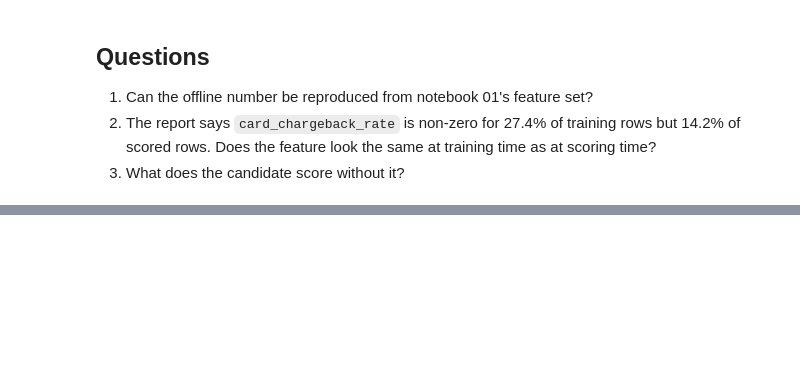
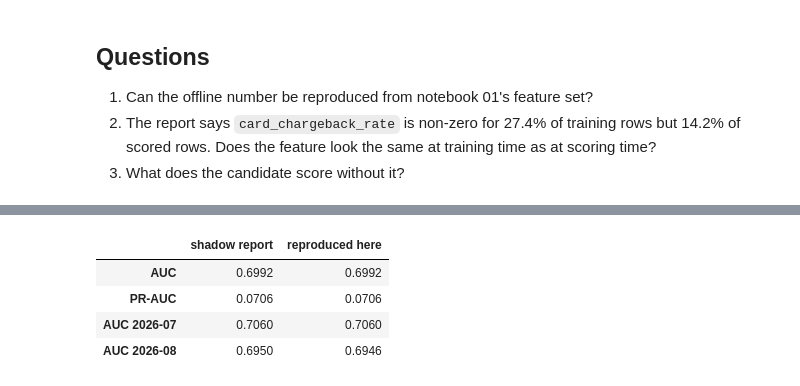
Before and after one commit to vishal84/tessera-platform-demo, a Jupyter notebook: ml/notebooks/03_v3_shadow_investigation.ipynb, the cells around one changed output, grey strips where cells are left out. Saved outputs shown, nothing was run; the diff lists cells and outputs as text; code cells hidden in the pictures; blank space fills up the shorter version.

```diff
--- a/ml/notebooks/03_v3_shadow_investigation.ipynb
+++ b/ml/notebooks/03_v3_shadow_investigation.ipynb
@@ -44,0 +185,23 @@ print("the shadow window is the test window")
+# %%
+def with_feature(d, feature):
+    X = base_features(d)
+    X["card_chargeback_rate"] = feature.loc[d.index].to_numpy()
+    return X
+
+p_shadow = nb01_model.predict_proba(with_feature(test, cb_pit))[:, 1]
+month = test.timestamp.dt.strftime("%Y-%m")
+
+reproduced = {
+    "AUC": roc_auc_score(test.is_fraud, p_shadow),
+    "PR-AUC": average_precision_score(test.is_fraud, p_shadow),
+    **{f"AUC {m}": roc_auc_score(test.is_fraud[month == m], p_shadow[(month == m).to_numpy()]) for m in sorted(month.unique())},
+}
+shadow = {"AUC": report["shadow"]["auc"], "PR-AUC": report["shadow"]["pr_auc"],
+          **{f"AUC {m['month']}": m["auc"] for m in report["shadow"]["by_month"]}}
+pd.DataFrame({"shadow report": shadow, "reproduced here": reproduced}).round(4)
+# %% [output]
+|  | shadow report | reproduced here |
+| AUC | 0.6992 | 0.6992 |
+| PR-AUC | 0.0706 | 0.0706 |
+| AUC 2026-07 | 0.7060 | 0.7060 |
+| AUC 2026-08 | 0.6950 | 0.6946 |
```
Also changed, not shown: parts of 32 cells of this notebook, 1 other file.
